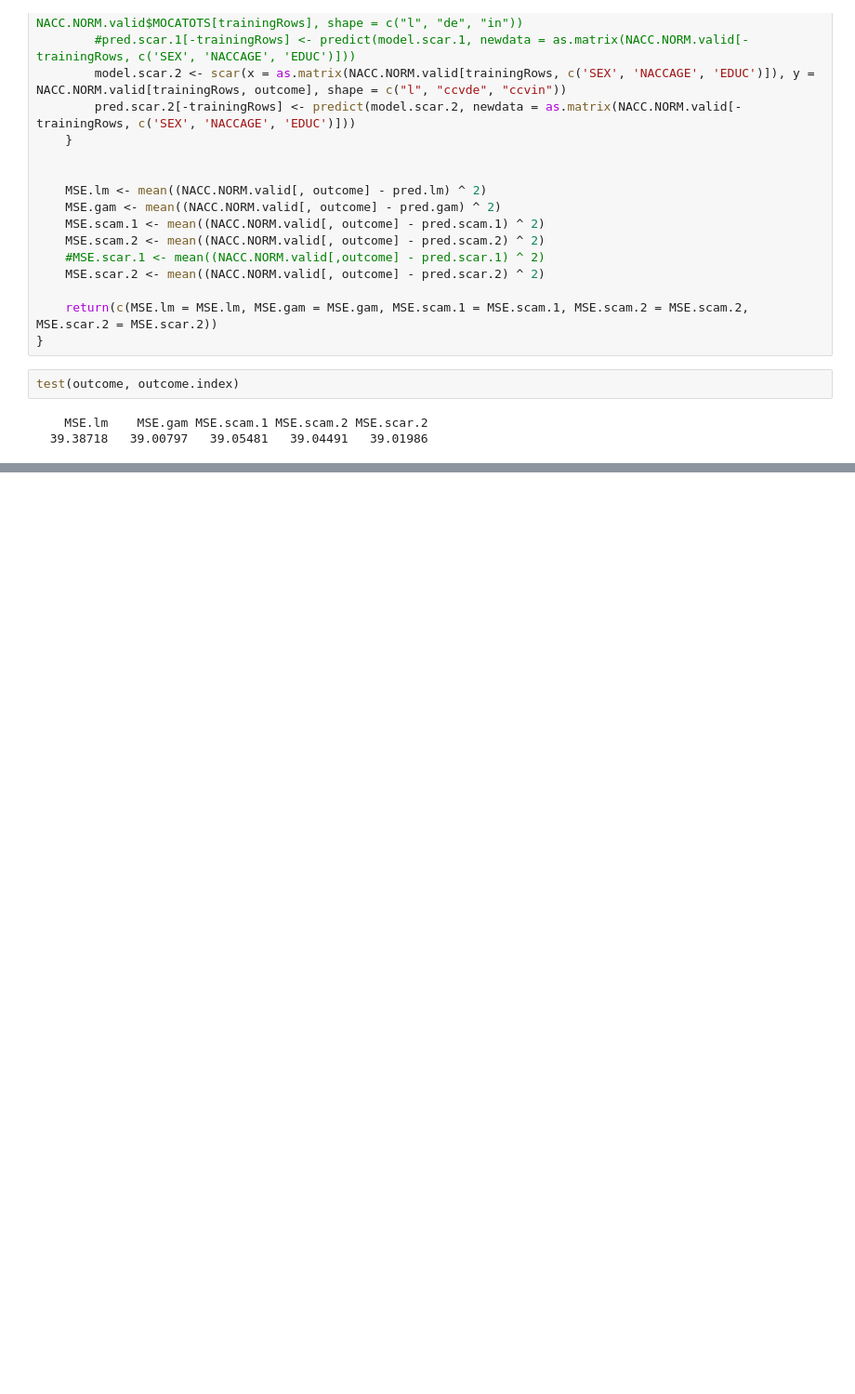
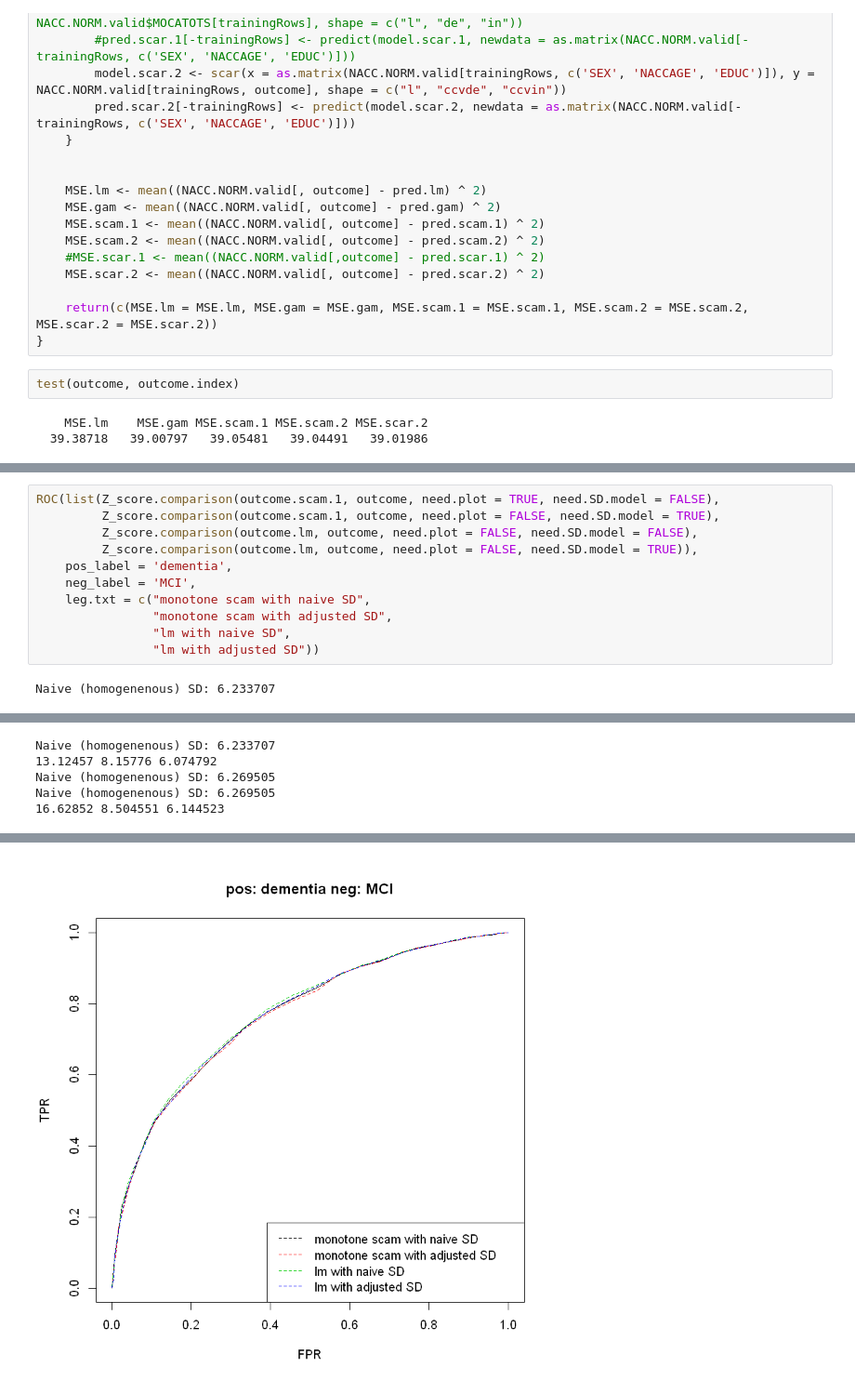
Before and after one commit to KillingVectorField/Reanalyze-UDS-data-using-SCMLE, a Jupyter notebook: Report.ipynb, the cells around one changed output, grey strips where cells are left out. Shown: that part at 93% size. Drawn from its saved outputs; the diff is of its cells as text; blank space fills up the shorter version.

```diff
--- a/Report.ipynb
+++ b/Report.ipynb
@@ -523,0 +509,13 @@ ROC(4, 1)
+# %%
+ROC(list(Z_score.comparison(outcome.scam.1, outcome, need.plot = TRUE, need.SD.model = FALSE),
+         Z_score.comparison(outcome.scam.1, outcome, need.plot = FALSE, need.SD.model = TRUE),
+         Z_score.comparison(outcome.lm, outcome, need.plot = FALSE, need.SD.model = FALSE),
+         Z_score.comparison(outcome.lm, outcome, need.plot = FALSE, need.SD.model = TRUE)),
+    pos_label = 'dementia',
+    neg_label = 'MCI',
+    leg.txt = c("monotone scam with naive SD",
+                "monotone scam with adjusted SD",
+                "lm with naive SD",
+                "lm with adjusted SD"))
+# %% [output]
+Naive (homogenenous) SD: 6.233707
@@ -523,0 +525,5 @@ ROC(4, 1)
+Naive (homogenenous) SD: 6.233707
+13.12457 8.15776 6.074792
+Naive (homogenenous) SD: 6.269505
+Naive (homogenenous) SD: 6.269505
+16.62852 8.504551 6.144523
@@ -523,0 +531 @@ ROC(4, 1)
+[figure, added]
```
Also changed, not shown: parts of 22 cells of this notebook.
